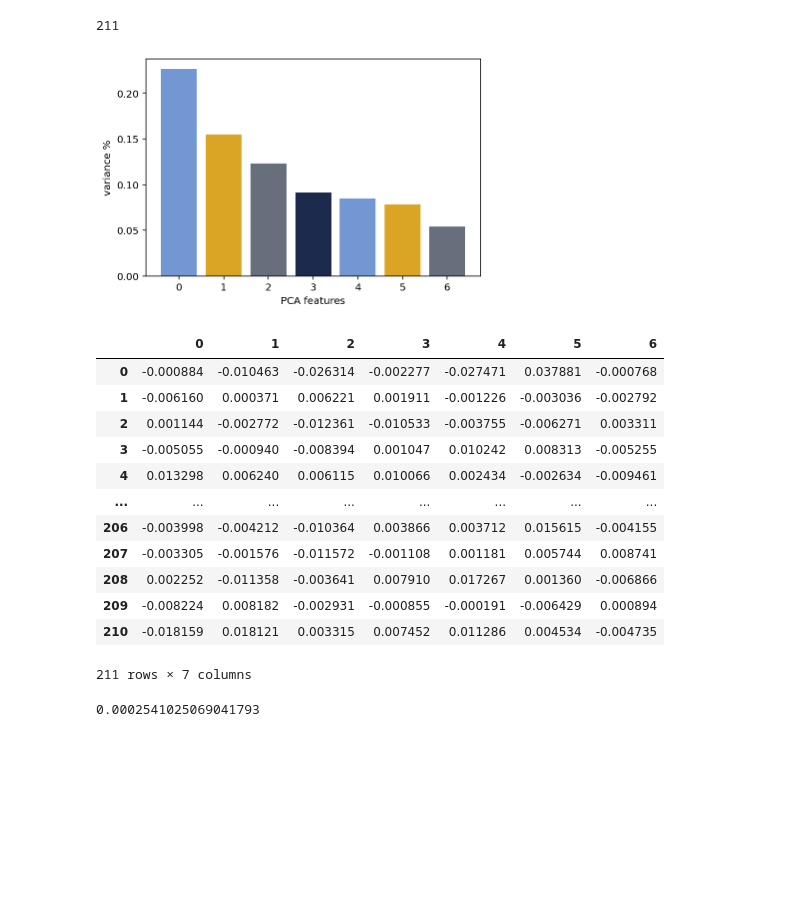
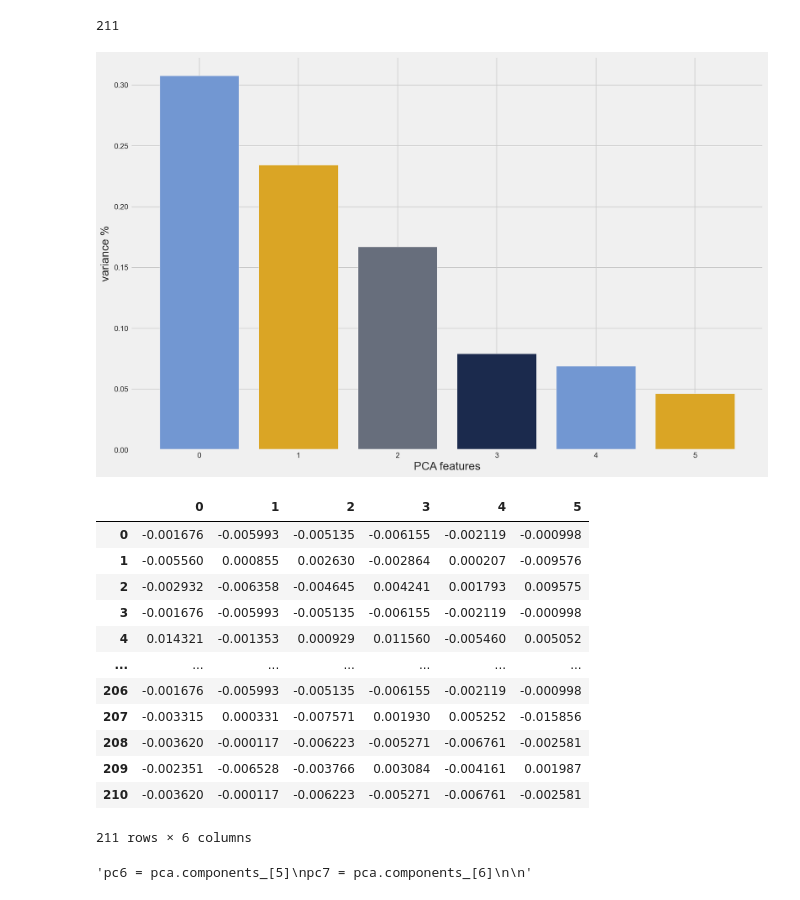
Before and after one commit to ptorres001/nyc_food_deserts, a Jupyter notebook: Cluster_Final.ipynb, the cells around one changed output. Drawn from its saved outputs; the diff is of its cells as text; code cells hidden in the pictures; blank space fills up the shorter version.

```diff
--- a/Cluster_Final.ipynb
+++ b/Cluster_Final.ipynb
@@ -13,7 +13,11 @@ import pandas as pd
 
 import numpy as np
 import matplotlib.pyplot as plt
+import matplotlib.cm as cm
+import matplotlib.colors as colors
 import seaborn as sb
+sb.set(rc={'figure.figsize':(15,10)}) # default plot size
+plt.style.use('fivethirtyeight') # default plot style
 
 # packages for clustering
 from sklearn.cluster import KMeans
@@ -812,12 +706,8 @@ X = ny_grouped[['Accessories Store', 'Adult Boutique',
 ### Try to group them based on outdoor/fitness space
 # %%
 X = ny_grouped[[
-       'Athletics & Sports', 'Baseball Field', 'Baseball Stadium', 'Basketball Court',
-       'Basketball Stadium', 'Beach', 'Bike Trail','Climbing Gym',  'College Gym',
-       'Dog Run','Field',
-       'Garden','Golf Course',
-       'Gym', 'Gym / Fitness Center', 'Gym Pool',
-       'Gymnastics Gym', 'Lake', 'Outdoors & Recreation',
+        'Baseball Field', 'Basketball Court', 'Beach', 'Bike Trail','Dog Run','Field',
+       'Garden', 'Outdoors & Recreation',
        'Playground', 'Pool','Recreation Center', 'Stadium',
        'State / Provincial Park', 'Track Stadium', 'Trail', 'Volleyball Court']]
 print(len(X))
@@ -826,38 +716,38 @@ print(len(X))
 # %%
 from sklearn.decomposition import PCA
 
 %config InlineBackend.figure_format='retina'
 # Standardize the data to have a mean of ~0 and a variance of 1
 X_std =  MinMaxScaler().fit_transform(X)
 # Create a PCA instance: pca
-pca = PCA(n_components=.8)
+pca = PCA(n_components=.9)
 principalComponents = pca.fit_transform(X)
 # Plot the explained variances
 features = range(pca.n_components_)
 plt.bar(features, pca.explained_variance_ratio_, color=('#7297d2','#daa525', '#676e7c', '#1b2a4d'))
 plt.xlabel('PCA features')
 plt.ylabel('variance %')
 plt.xticks(features)
 # Save components to a DataFrame
 PCA_components = pd.DataFrame(principalComponents)
 # %% [output]
-[figure, old version]
+[figure, new version]
 # %%
 PCA_components
 # %% [output]
-|  | 0 | 1 | 2 | 3 | 4 | 5 | 6 |
-| 0 | -0.000884 | -0.010463 | -0.026314 | -0.002277 | -0.027471 | 0.037881 | -0.000768 |
-| 1 | -0.006160 | 0.000371 | 0.006221 | 0.001911 | -0.001226 | -0.003036 | -0.002792 |
-| 2 | 0.001144 | -0.002772 | -0.012361 | -0.010533 | -0.003755 | -0.006271 | 0.003311 |
-| 3 | -0.005055 | -0.000940 | -0.008394 | 0.001047 | 0.010242 | 0.008313 | -0.005255 |
-| 4 | 0.013298 | 0.006240 | 0.006115 | 0.010066 | 0.002434 | -0.002634 | -0.009461 |
-| ... | ... | ... | ... | ... | ... | ... | ... |
-| 206 | -0.003998 | -0.004212 | -0.010364 | 0.003866 | 0.003712 | 0.015615 | -0.004155 |
-| 207 | -0.003305 | -0.001576 | -0.011572 | -0.001108 | 0.001181 | 0.005744 | 0.008741 |
-| 208 | 0.002252 | -0.011358 | -0.003641 | 0.007910 | 0.017267 | 0.001360 | -0.006866 |
-| 209 | -0.008224 | 0.008182 | -0.002931 | -0.000855 | -0.000191 | -0.006429 | 0.000894 |
-| 210 | -0.018159 | 0.018121 | 0.003315 | 0.007452 | 0.011286 | 0.004534 | -0.004735 |
+|  | 0 | 1 | 2 | 3 | 4 | 5 |
+| 0 | -0.001676 | -0.005993 | -0.005135 | -0.006155 | -0.002119 | -0.000998 |
+| 1 | -0.005560 | 0.000855 | 0.002630 | -0.002864 | 0.000207 | -0.009576 |
+| 2 | -0.002932 | -0.006358 | -0.004645 | 0.004241 | 0.001793 | 0.009575 |
+| 3 | -0.001676 | -0.005993 | -0.005135 | -0.006155 | -0.002119 | -0.000998 |
+| 4 | 0.014321 | -0.001353 | 0.000929 | 0.011560 | -0.005460 | 0.005052 |
+| ... | ... | ... | ... | ... | ... | ... |
+| 206 | -0.001676 | -0.005993 | -0.005135 | -0.006155 | -0.002119 | -0.000998 |
+| 207 | -0.003315 | 0.000331 | -0.007571 | 0.001930 | 0.005252 | -0.015856 |
+| 208 | -0.003620 | -0.000117 | -0.006223 | -0.005271 | -0.006761 | -0.002581 |
+| 209 | -0.002351 | -0.006528 | -0.003766 | 0.003084 | -0.004161 | 0.001987 |
+| 210 | -0.003620 | -0.000117 | -0.006223 | -0.005271 | -0.006761 | -0.002581 |
-211 rows × 7 columns
+211 rows × 6 columns
 # %%
 eig_values = pca.explained_variance_
 eig_vectors = pca.components_
@@ -867,12 +757,12 @@ pc2 = pca.components_[1]
 pc3 = pca.components_[2]
 pc4 = pca.components_[3]
 pc5 = pca.components_[4]
-pc6 = pca.components_[5]
+"""pc6 = pca.components_[5]
 pc7 = pca.components_[6]
+
+"""
+# %% [output]
+'pc6 = pca.components_[5]\npc7 = pca.components_[6]\n\n'
-# %%
-eig_values[0]
-# %% [output]
-0.0002541025069041793
 # %%
 # get the loadings
 structure_loading_1 = pc1* np.sqrt(eig_values[0])
```
Also changed, not shown: parts of 29 cells of this notebook.
